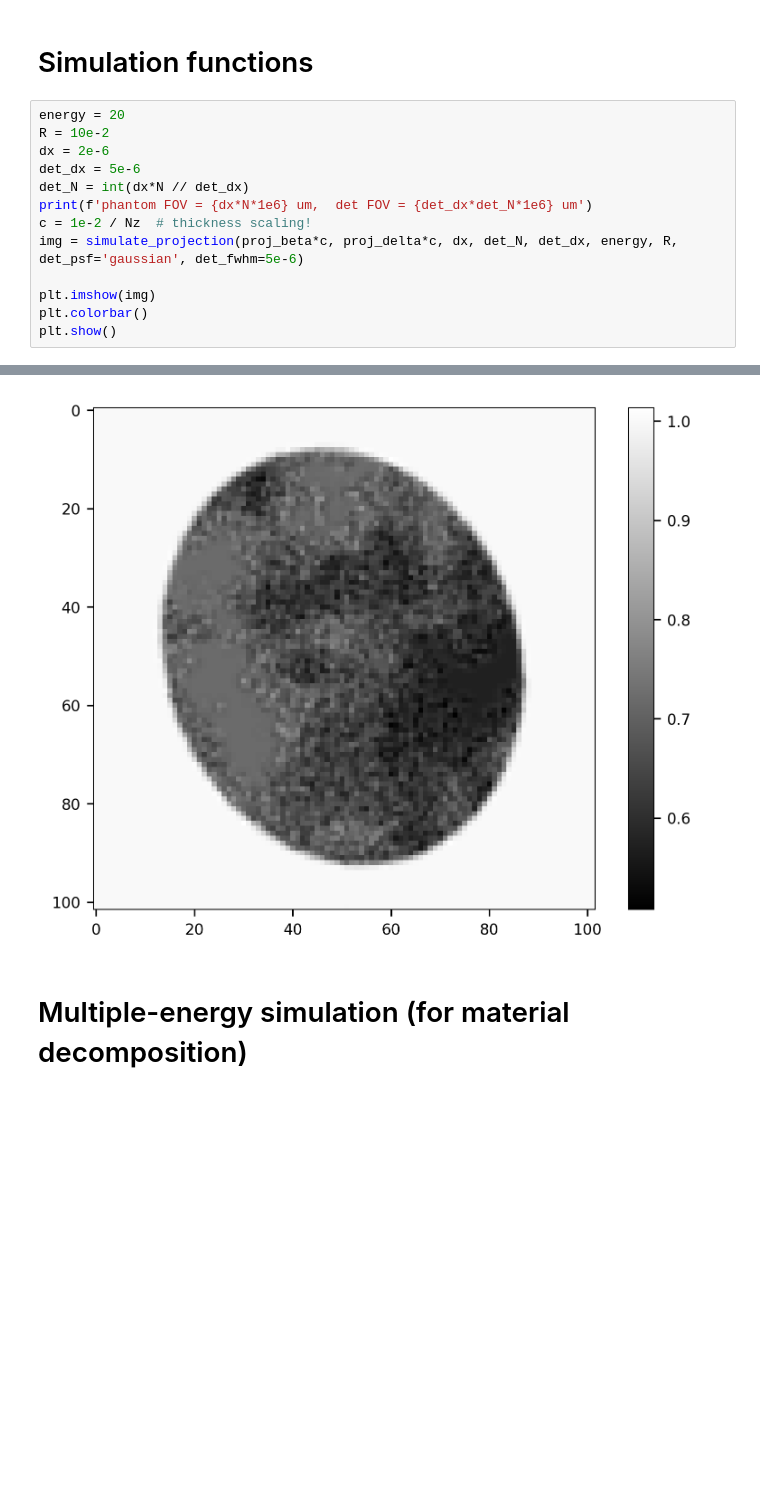
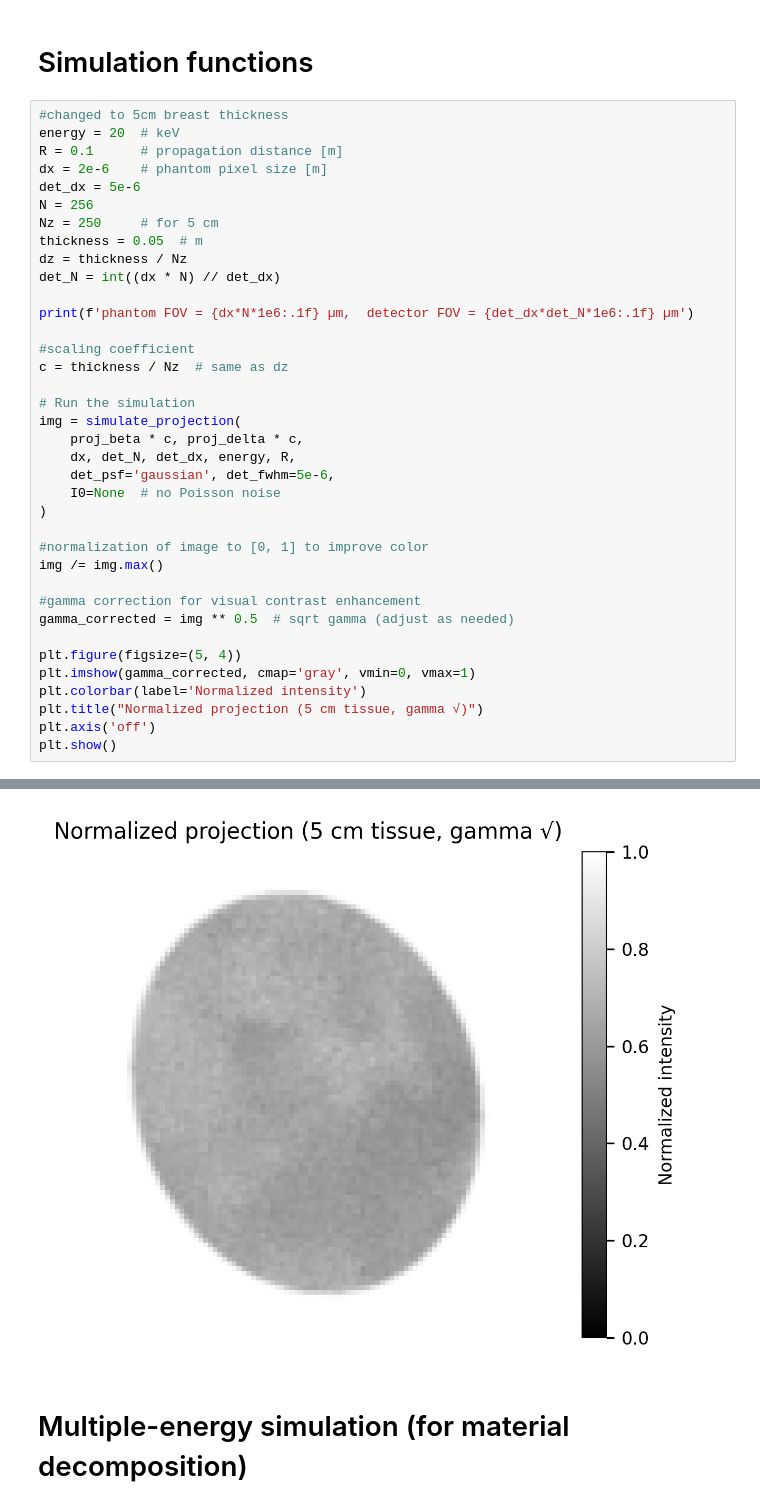
Before and after one commit to gjadick/xpc-mammo, a Jupyter notebook: simulate.ipynb, the cells around one changed output, grey strips where cells are left out. Cells and saved outputs as stored; diff of their text form; blank space fills up the shorter version.

```diff
--- a/simulate.ipynb
+++ b/simulate.ipynb
@@ -107,16 +114,40 @@ Wall time: 9.84 s
 # %% [markdown]
 # Simulation functions
 # %%
-energy = 20
-R = 10e-2
-dx = 2e-6
+#changed to 5cm breast thickness
+energy = 20  # keV
+R = 0.1      # propagation distance [m]
+dx = 2e-6    # phantom pixel size [m]
 det_dx = 5e-6
-det_N = int(dx*N // det_dx)
-print(f'phantom FOV = {dx*N*1e6} um,  det FOV = {det_dx*det_N*1e6} um')
-c = 1e-2 / Nz  # thickness scaling!
-img = simulate_projection(proj_beta*c, proj_delta*c, dx, det_N, det_dx, energy, R, det_psf='gaussian', det_fwhm=5e-6)
+N = 256
+Nz = 250     # for 5 cm
+thickness = 0.05  # m
+dz = thickness / Nz
+det_N = int((dx * N) // det_dx)
 
-plt.imshow(img)
-plt.colorbar()
+print(f'phantom FOV = {dx*N*1e6:.1f} µm,  detector FOV = {det_dx*det_N*1e6:.1f} µm')
+
+#scaling coefficient
+c = thickness / Nz  # same as dz
+
+# Run the simulation
+img = simulate_projection(
+    proj_beta * c, proj_delta * c,
+    dx, det_N, det_dx, energy, R,
+    det_psf='gaussian', det_fwhm=5e-6,
+    I0=None  # no Poisson noise
+)
+
+#normalization of image to [0, 1] to improve color
+img /= img.max()
+
+#gamma correction for visual contrast enhancement
+gamma_corrected = img ** 0.5  # sqrt gamma (adjust as needed)
+
+plt.figure(figsize=(5, 4))
+plt.imshow(gamma_corrected, cmap='gray', vmin=0, vmax=1)
+plt.colorbar(label='Normalized intensity')
+plt.title("Normalized projection (5 cm tissue, gamma √)")
+plt.axis('off')
 plt.show()
 # %% [output]
@@ -124,4 +155,4 @@ phantom FOV = 512.0 um,  det FOV = 510.00000000000006 um
-[figure, old version]
+[figure, new version]
 # %% [markdown]
 # Multiple-energy simulation (for material decomposition)
 # %% [markdown]
```
Also changed, not shown: parts of 23 cells of this notebook, 3 other files.
